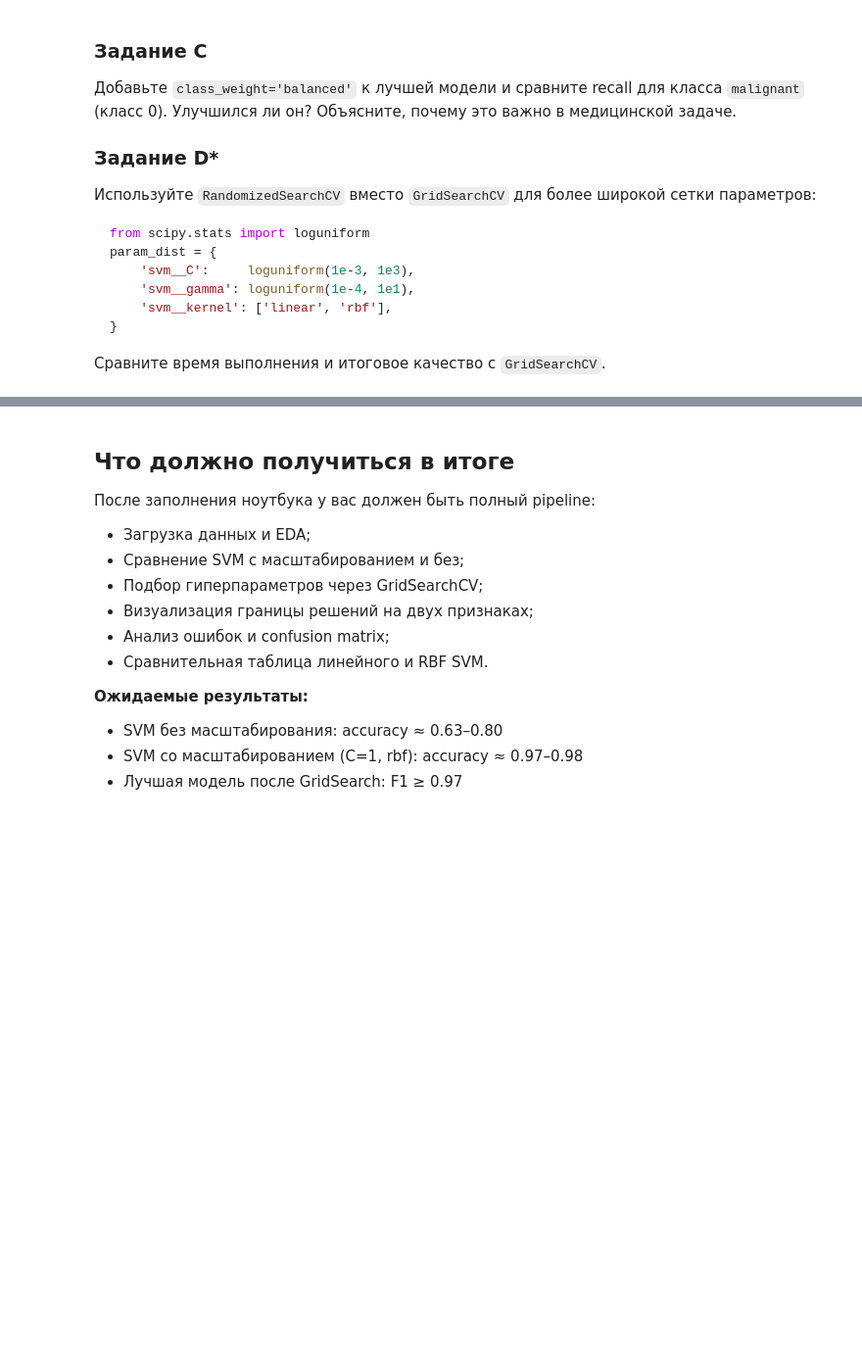
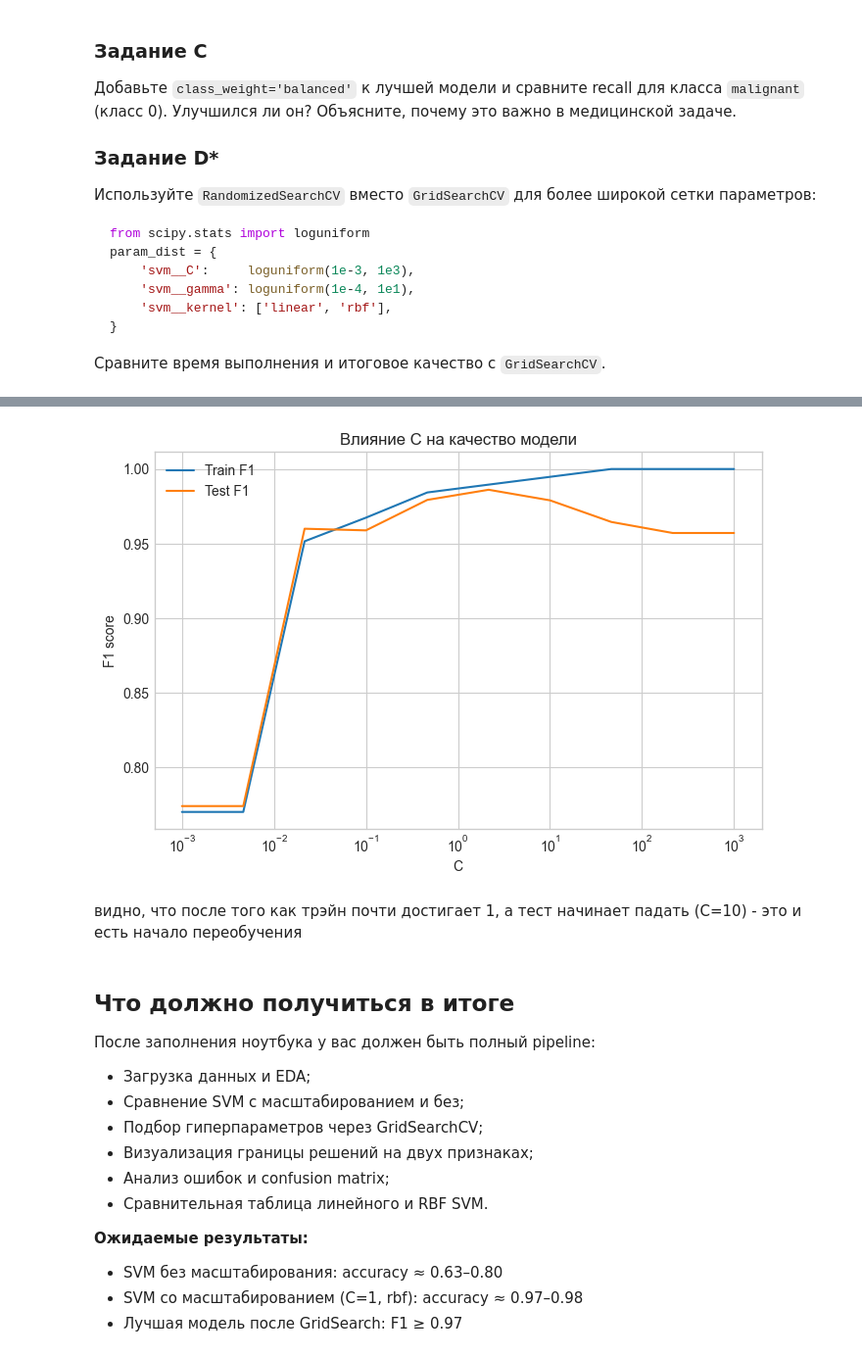
Before and after one commit to SYaroslav0/ml-yara-homework, a Jupyter notebook: hw08/svm_practice_student.ipynb, the cells around one changed output, grey strips where cells are left out. Shown at 98% size. Cells and saved outputs as stored; diff of their text form; code cells hidden in the pictures; blank space fills up the shorter version.

```diff
--- a/hw08/svm_practice_student.ipynb
+++ b/hw08/svm_practice_student.ipynb
@@ -507,3 +538,36 @@ param_dist = {
+# %%
+# ЗАДАНИЕ B
+
+С_values = [0.001, 0.01, 0.1, 0, 10, 100, 1000]
+train = []
+test = []
+for c in C_values:
+    pipe = Pipeline([
+        ('scaler', StandardScaler()),
+        ('svm', SVC(kernel='rbf', C=c, gamma='scale'))
+    ])
+
+    pipe.fit(X_train, y_train)
+    Y_TRAIN = pipe.predict(X_train)
+    Y_TEST = pipe.predict(X_test)
+    train.append(f1_score(y_train, Y_TRAIN))
+    test.append(f1_score(y_test, Y_TEST))
+
+
+plt.figure(figsize=(8, 5))
+plt.plot(C_values, train, label='Train F1')
+plt.plot(C_values, test,  label='Test F1')
+plt.xscale('log')
+plt.xlabel('C')
+plt.ylabel('F1 score')
+plt.title('Влияние C на качество модели')
+plt.legend()
+plt.grid(True)
+plt.show()
+# %% [output]
+[figure, added]
+# %% [markdown]
+видно, что после того как трэйн почти достигает 1, а тест начинает падать (С=10) - это и есть начало переобучения
 # %% [markdown]
 ## Что должно получиться в итоге
 
```
Also changed, not shown: parts of 6 cells of this notebook.
